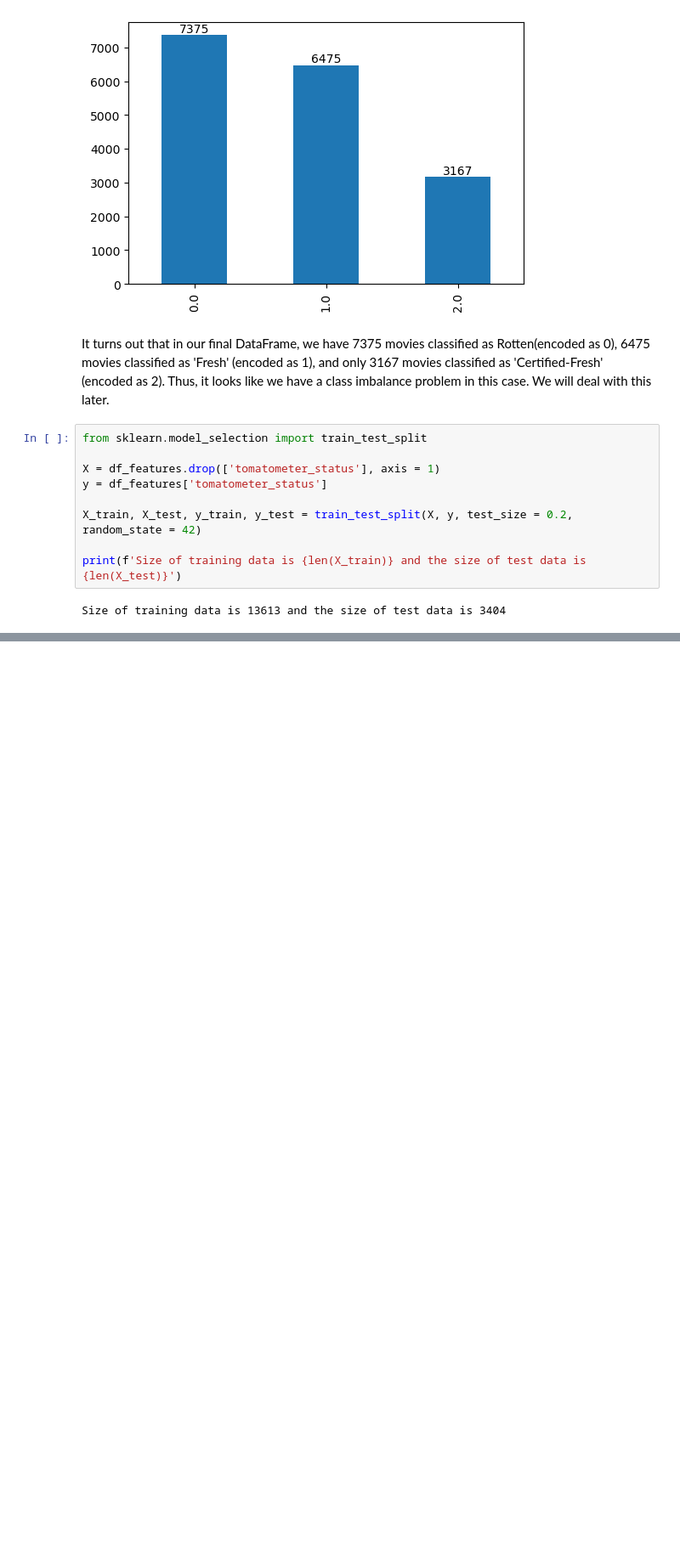
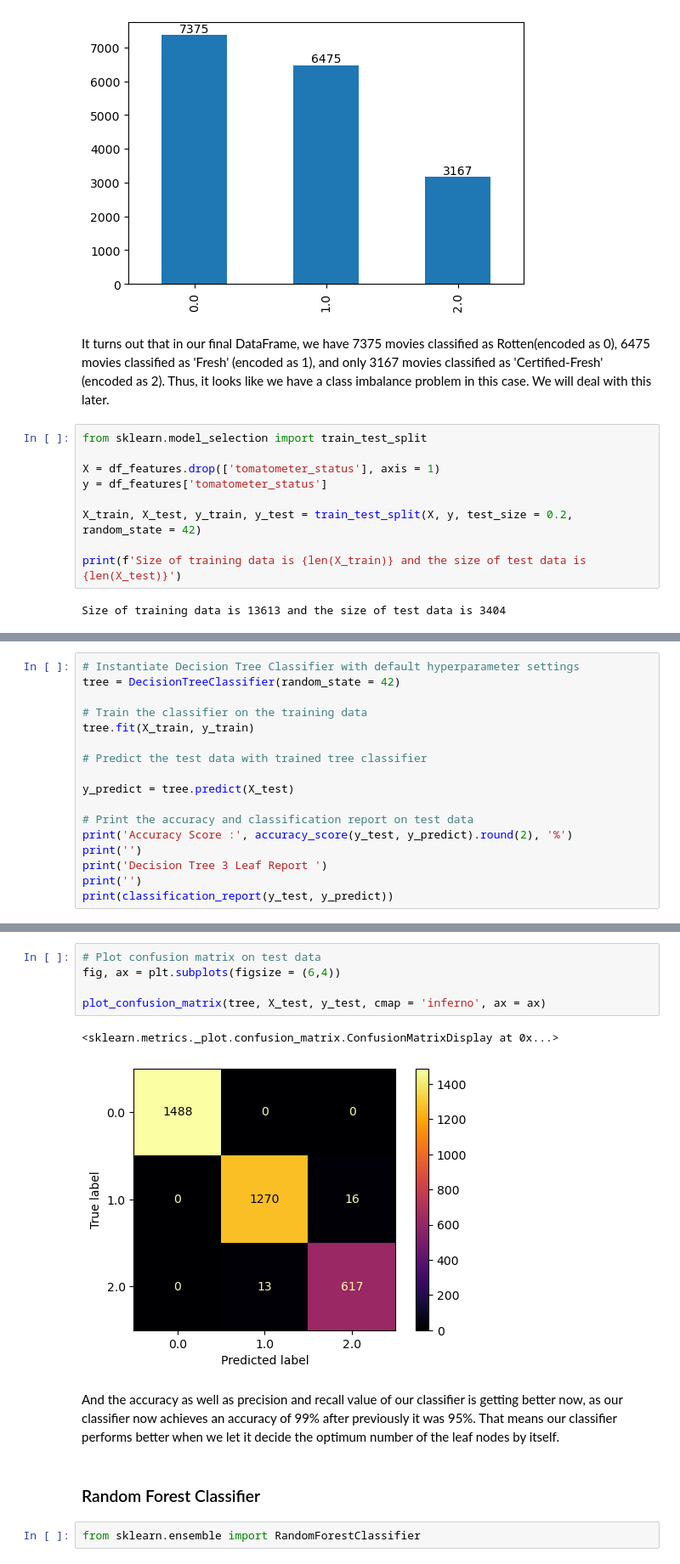
Before and after one commit to tugceturkkal/Data-Projects, a Jupyter notebook: Rotten Tomatoes Movies Rating Prediction.ipynb, the cells around one changed output, grey strips where cells are left out. Shown at 85% size. Saved outputs shown, nothing was run; the diff lists cells and outputs as text; blank space fills up the shorter version.

```diff
--- a/Rotten Tomatoes Movies Rating Prediction.ipynb
+++ b/Rotten Tomatoes Movies Rating Prediction.ipynb
@@ -245,0 +314,17 @@ Size of training data is 13613 and the size of test data is 3404
+# %%
+# Instantiate Decision Tree Classifier with default hyperparameter settings
+tree = DecisionTreeClassifier(random_state = 42)
+
+# Train the classifier on the training data
+tree.fit(X_train, y_train)
+
+# Predict the test data with trained tree classifier
+
+y_predict = tree.predict(X_test)
+
+# Print the accuracy and classification report on test data
+print('Accuracy Score :', accuracy_score(y_test, y_predict).round(2), '%')
+print('')
+print('Decision Tree 3 Leaf Report ')
+print('')
+print(classification_report(y_test, y_predict))
@@ -245,0 +345,14 @@ Size of training data is 13613 and the size of test data is 3404
+# %%
+# Plot confusion matrix on test data
+fig, ax = plt.subplots(figsize = (6,4))
+
+plot_confusion_matrix(tree, X_test, y_test, cmap = 'inferno', ax = ax)
+# %% [output]
+<sklearn.metrics._plot.confusion_matrix.ConfusionMatrixDisplay at 0x...>
+[figure, added]
+# %% [markdown]
+And the accuracy as well as precision and recall value of our classifier is getting better now, as our classifier now achieves an accuracy of 99% after previously it was 95%. That means our classifier performs better when we let it decide the optimum number of the leaf nodes by itself.
+# %% [markdown]
+### Random Forest Classifier
+# %%
+from sklearn.ensemble import RandomForestClassifier
```
Also changed, not shown: parts of 10 cells of this notebook.
